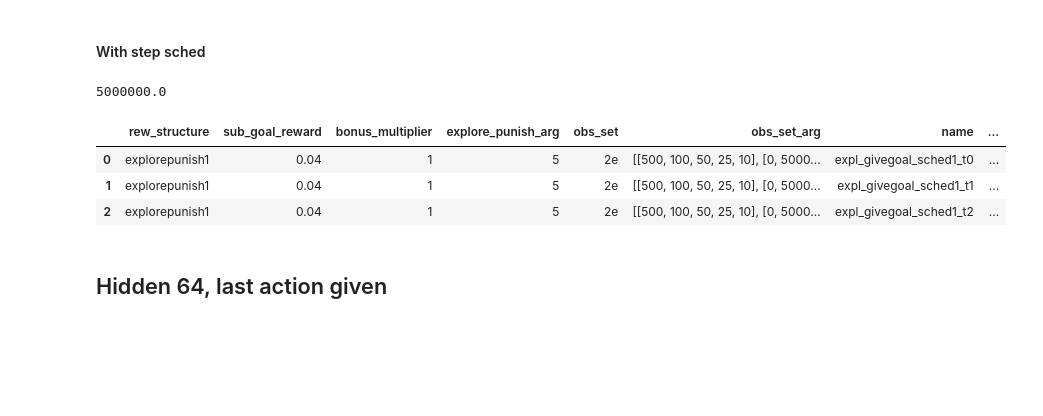
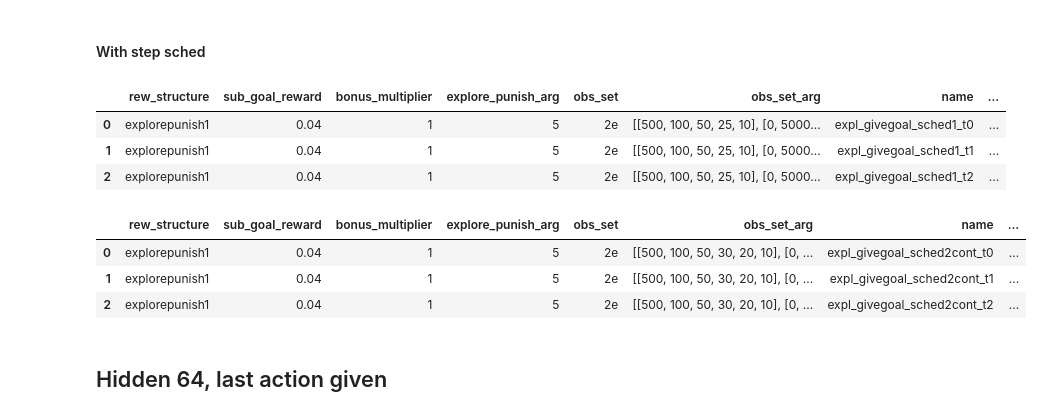
Before and after one commit to liuandrew/ppo_aux, a Jupyter notebook: write_and_test/write_experiments.ipynb, the cells around one changed output. Cells and saved outputs as stored; diff of their text form; code cells hidden in the pictures; blank space fills up the shorter version.

Commit message:
Added extra options to make continuing a training experiment more feasible

```diff
--- a/write_and_test/write_experiments.ipynb
+++ b/write_and_test/write_experiments.ipynb
@@ -1457,10 +1457,6 @@ pd.DataFrame(rows)
 | 14 | explorepunish1 | 0.04 | 1 | 5 | 2d | 50 | expl_givegoal_num50_t2 | ... |
 # %% [markdown]
 #### With step sched
-# %%
-5e6
-# %% [output]
-5000000.0
 # %%
 num_trials = 3
 
@@ -1521,6 +1517,69 @@ pd.DataFrame(rows)
 | 0 | explorepunish1 | 0.04 | 1 | 5 | 2e | [[500, 100, 50, 25, 10], [0, 5000... | expl_givegoal_sched1_t0 | ... |
 | 1 | explorepunish1 | 0.04 | 1 | 5 | 2e | [[500, 100, 50, 25, 10], [0, 5000... | expl_givegoal_sched1_t1 | ... |
 | 2 | explorepunish1 | 0.04 | 1 | 5 | 2e | [[500, 100, 50, 25, 10], [0, 5000... | expl_givegoal_sched1_t2 | ... |
+# %%
+num_trials = 3
+
+batch = 256
+rows = []
+
+step_schedule = [0, 5e6, 1e7, 2e7, 3e7, 4e7]
+schedule = [
+    [500, 100, 50, 30, 20, 10],
+    step_schedule
+]
+
+hidden = 64
+
+for i in range(num_trials):
+    exp_name = f'expl_givegoal_sched2cont_t{i}'
+
+    env_kwargs = {'rew_structure': 'explorepunish1',
+                  'sub_goal_reward': 0.04, 'bonus_multiplier': 1,
+                  'explore_punish_arg': 5, 'obs_set': '2e',
+                  'obs_set_arg': schedule}
+
+    row = env_kwargs.copy()
+    row['name'] = exp_name
+    row['batch_size'] = batch
+
+    rows.append(row)
+    config = {
+        'wandb_project_name': 'Nav_Shared_Layers',
+        'exp_name': exp_name,
+        'save_name': exp_name,
+        'num_env_steps': 50000000,
+        'env_name': 'ExploreNav-v0',
+        'algo': 'ppo',
+        'num_mini_batch': 10,
+        'num_processes': 100,
+        'num_steps': batch,
+
+        'checkpoint_interval': 10,
+        'save_dir': 'explorenav_pos',
+
+        'recurrent': True,
+        'seed': i,
+        'no_cuda': True,
+        'env_kwargs': env_kwargs,
+
+        'cont': True,
+        'cont_file_name': f'saved_models/explorenav_pos/expl_givegoal_sched1_t{i}_580.pt',
+
+        'nn_base': 'DelayedRNNPPO',
+        'nn_base_kwargs': {'hidden_size': hidden},
+
+        'use_universal_step': {'on': True, 'schedule': step_schedule}
+    }
+
+    pickle.dump(config, open('../experiment_configs/' + exp_name, 'wb'))
+
+pd.DataFrame(rows)
+# %% [output]
+|  | rew_structure | sub_goal_reward | bonus_multiplier | explore_punish_arg | obs_set | obs_set_arg | name | ... |
+| 0 | explorepunish1 | 0.04 | 1 | 5 | 2e | [[500, 100, 50, 30, 20, 10], [0, ... | expl_givegoal_sched2cont_t0 | ... |
+| 1 | explorepunish1 | 0.04 | 1 | 5 | 2e | [[500, 100, 50, 30, 20, 10], [0, ... | expl_givegoal_sched2cont_t1 | ... |
+| 2 | explorepunish1 | 0.04 | 1 | 5 | 2e | [[500, 100, 50, 30, 20, 10], [0, ... | expl_givegoal_sched2cont_t2 | ... |
 # %% [markdown]
 ## Hidden 64, last action given
 # %%
```
Also changed, not shown: 3 other files.
